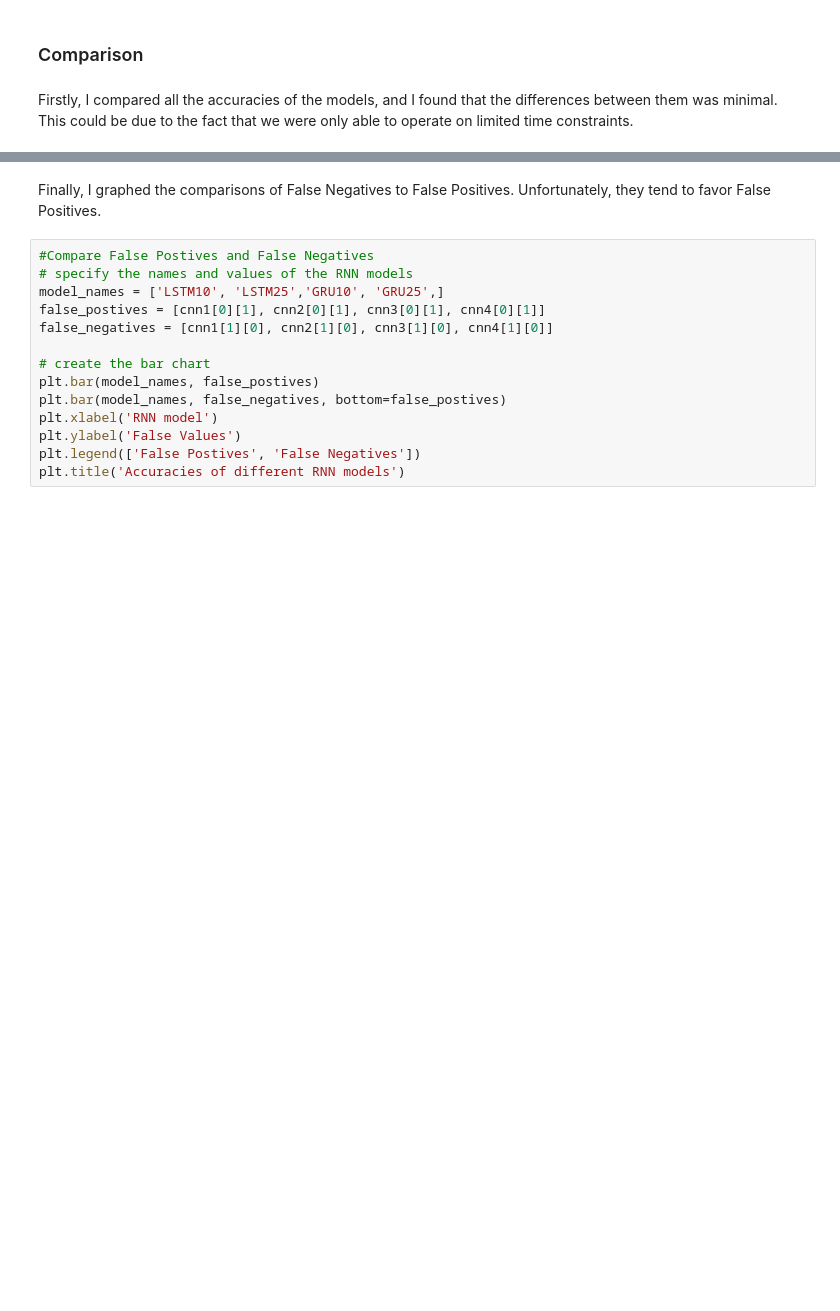
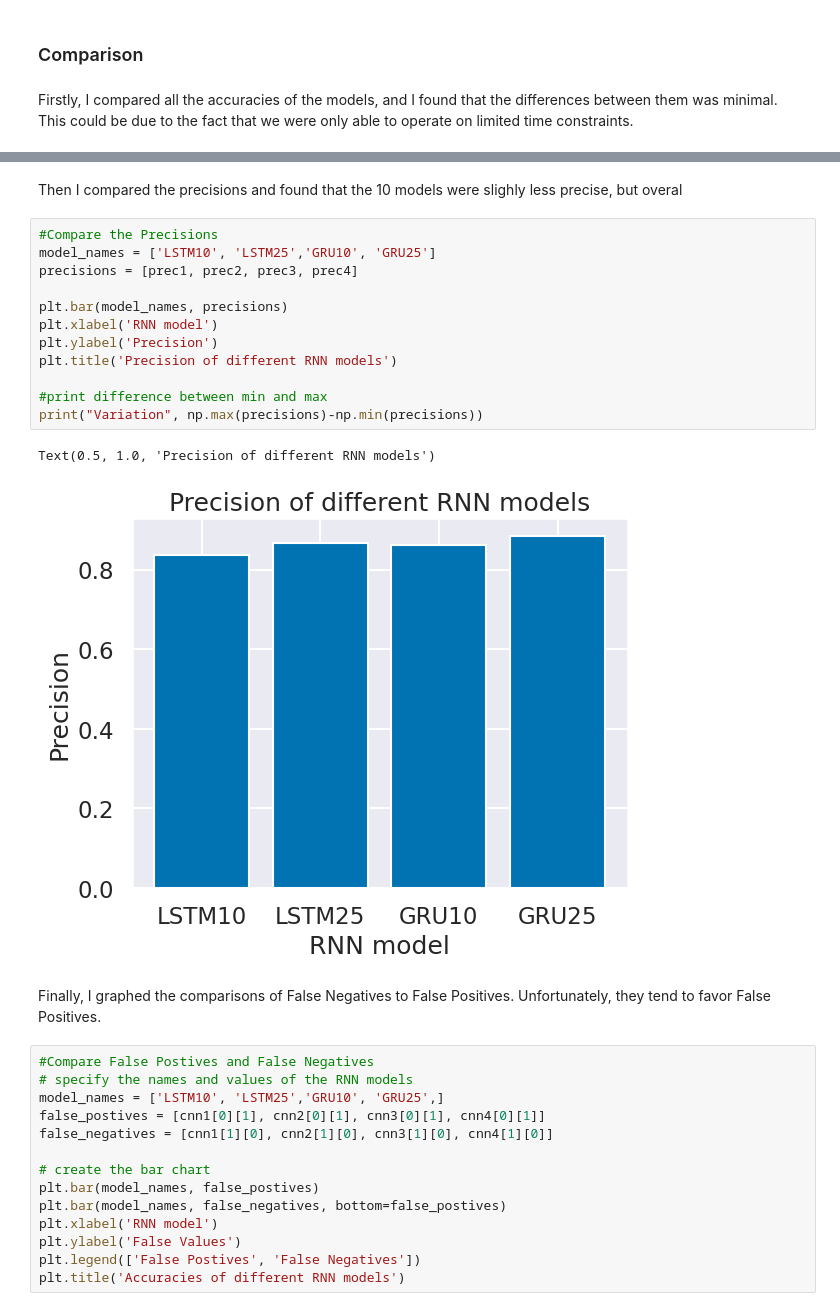
Before and after one commit to abdelllrazekkk/Lab-Assignment-Seven-Recurrent-Network-Architectures, a Jupyter notebook: Lab-Seven-Recurrent-Network-Architectures.ipynb, the cells around one changed output, grey strips where cells are left out. Cells and saved outputs as stored; diff of their text form; blank space fills up the shorter version.

```diff
--- a/Lab-Seven-Recurrent-Network-Architectures.ipynb
+++ b/Lab-Seven-Recurrent-Network-Architectures.ipynb
@@ -433,3 +607,20 @@ print("Variation", np.max(accuracies)-np.min(accuracies))
+# %% [markdown]
+Then I compared the precisions and found that the 10 models were slighly less precise, but overal
+# %%
+#Compare the Precisions
+model_names = ['LSTM10', 'LSTM25','GRU10', 'GRU25']
+precisions = [prec1, prec2, prec3, prec4]
+
+plt.bar(model_names, precisions)
+plt.xlabel('RNN model')
+plt.ylabel('Precision')
+plt.title('Precision of different RNN models')
+
+#print difference between min and max
+print("Variation", np.max(precisions)-np.min(precisions))
+# %% [output]
+Text(0.5, 1.0, 'Precision of different RNN models')
+[figure, added]
 # %% [markdown]
 Finally, I graphed the comparisons of False Negatives to False Positives. Unfortunately, they tend to favor False Positives.
 # %%
```
Also changed, not shown: parts of 23 cells of this notebook.
